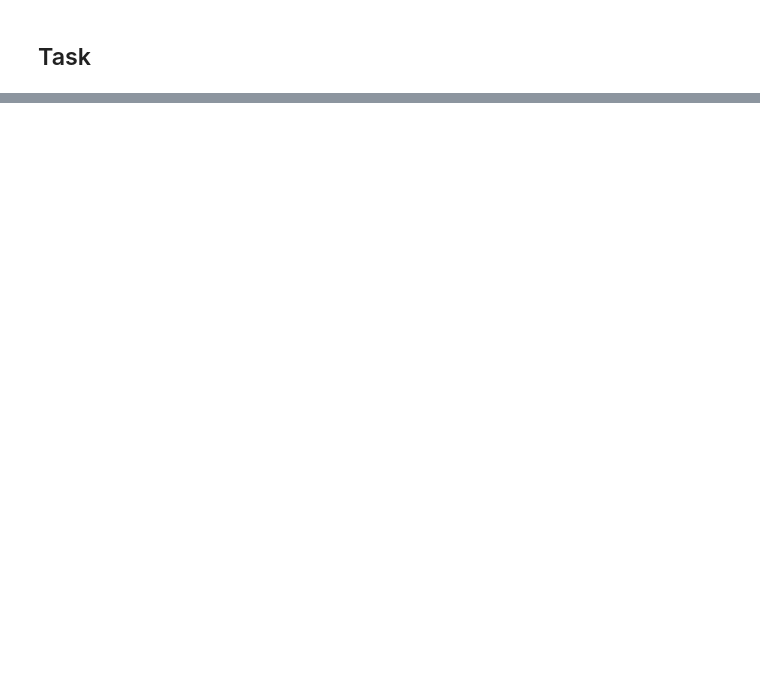
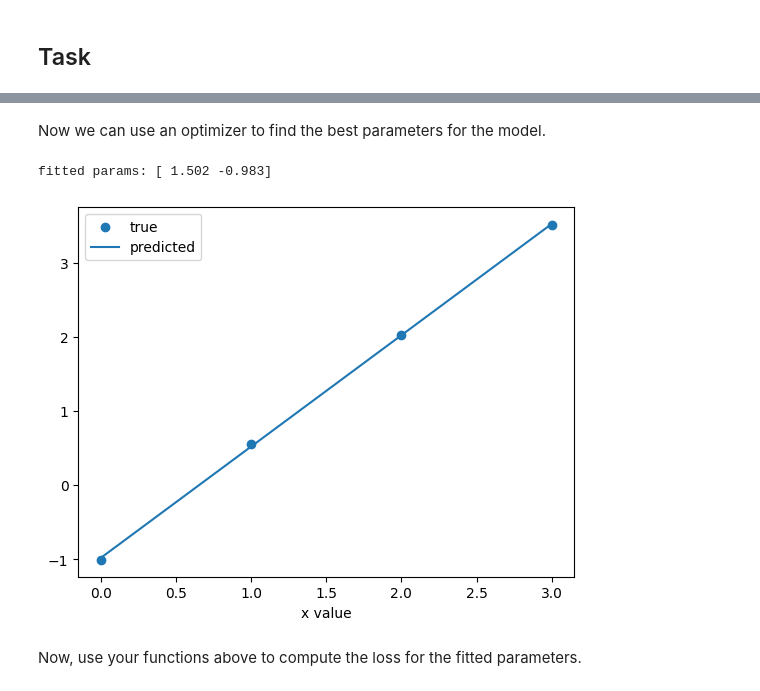
Before and after one commit to Calvin-Data-Science/cs375-376-public, a Jupyter notebook: notebooks/u03n1-linreg-manual.ipynb, the cells around one changed output, grey strips where cells are left out. Cells and saved outputs as stored; diff of their text form; code cells hidden in the pictures; blank space fills up the shorter version.

```diff
--- a/notebooks/u03n1-linreg-manual.ipynb
+++ b/notebooks/u03n1-linreg-manual.ipynb
@@ -74,0 +114,12 @@ print(f"Final Loss: {losses[-1]:.3f}, final weights: {weights.flatten()}, final
+# %%
+def compute_mse_loss(y_true, ...):
+    return ...
+
+def compute_mae_loss(y_true, ...):
+    return ...
+
+mse_loss = compute_mse_loss(..., ...)
+print("MSE loss:", mse_loss)
+
+mae_loss = compute_mae_loss(..., ...)
+print("MAE loss:", mae_loss)
@@ -74,0 +133,7 @@ print(f"Final Loss: {losses[-1]:.3f}, final weights: {weights.flatten()}, final
+# %%
+def loss_given_params(params, x, y_true):
+    y_pred = ...
+    return compute_mse_loss(...)
+
+loss = loss_given_params(params, x, y_true)
+print("loss:", loss)
@@ -74,0 +142,16 @@ print(f"Final Loss: {losses[-1]:.3f}, final weights: {weights.flatten()}, final
+# %% [markdown]
+Now we can use an optimizer to find the best parameters for the model.
+# %%
+from scipy.optimize import minimize
+
+optimization_result = minimize(loss_given_params, params, args=(x, y_true))
+fitted_params = optimization_result.x
+print("fitted params:", fitted_params)
+# %% [output]
+fitted params: [ 1.502 -0.983]
+# %%
+plot_predictions(x, y_true, linreg_forward(fitted_params, x))
+# %% [output]
+[figure, added]
+# %% [markdown]
+Now, use your functions above to compute the loss for the fitted parameters.
```
Also changed, not shown: parts of 28 cells of this notebook.
